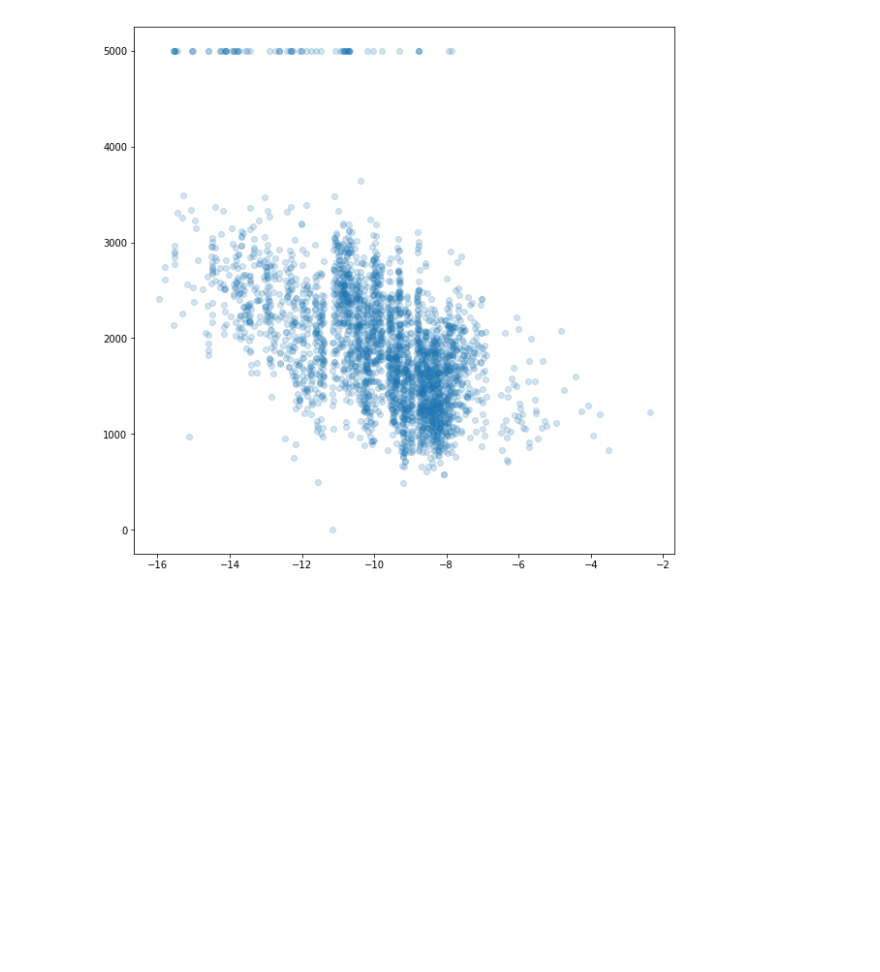
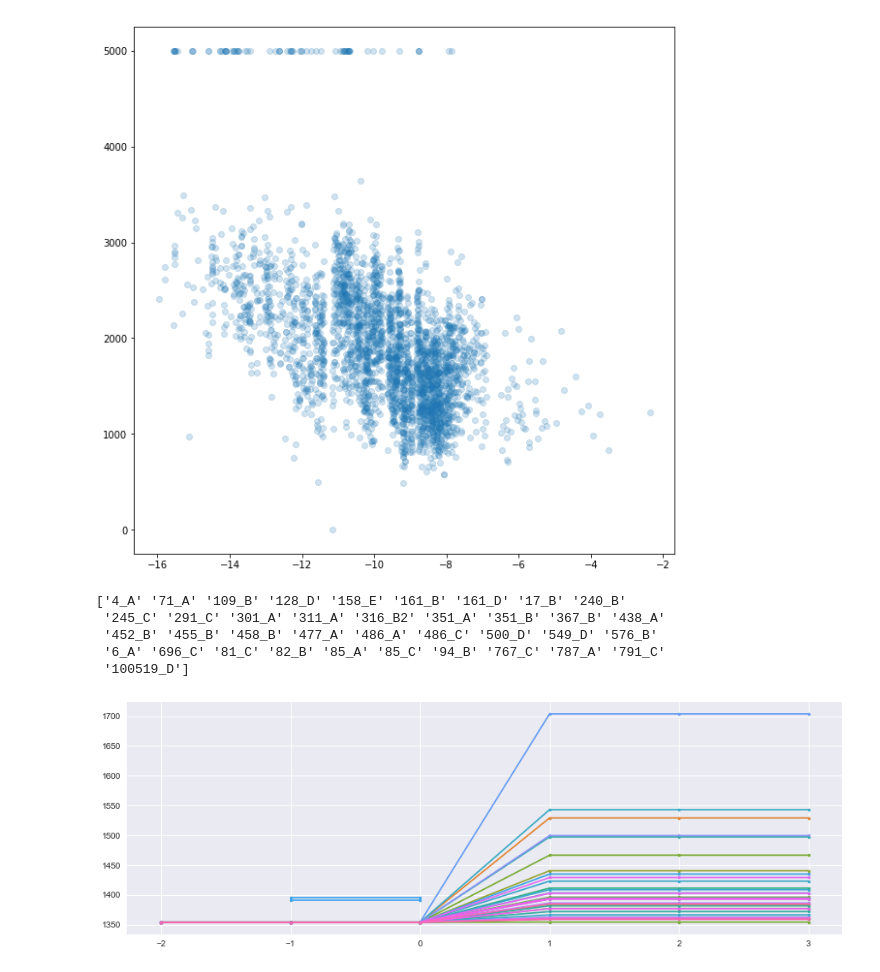
Before and after one commit to yjiao/codeforces_predict, a Jupyter notebook: RF on questions.ipynb, the cells around one changed output. Cells and saved outputs as stored; diff of their text form; code cells hidden in the pictures; blank space fills up the shorter version.

```diff
--- a/RF on questions.ipynb
+++ b/RF on questions.ipynb
@@ -183,3 +187,46 @@ plt.scatter(np.log(impsorted[impsorted > thresh]), imprates[impsorted > thresh],
 # %% [output]
 <matplotlib.collections.PathCollection at 0x...>
 [figure]
+# %%
+import copy
+import seaborn as sns
+
+nvars = 600
+ixval = np.argwhere(np.array(rows) == 'yj12')[0][0]
+oldrating = rf.predict(csr[ixval])[0]
+
+idx = []
+with sns.color_palette("husl", nvars):
+    for varidx in range(nvars):
+        eps = 1
+        x = []
+        y = []
+        flag = False
+        for i in range(3, -3, -1):
+            testin = np.array(csr[ixval].toarray())
+            testin = testin.reshape(1, -1)
+            testin[0][varidx] += eps * i
+
+            predicted_newrating = rf.predict(testin)
+
+            if predicted_newrating > oldrating or flag:
+                flag = True
+                x.append(testin[0][varidx])
+                y.append(predicted_newrating)
+
+        if flag:
+            idx.append(varidx)
+
+        plt.rcParams['figure.figsize'] = (15, 5)
+        plt.plot(x, y)
+        plt.scatter(x, y, s=10)
+    #    plt.title(df_train_ok.columns[varidx], fontsize=16)
+
+print np.array(columns)[idx]
+# %% [output]
+['4_A' '71_A' '109_B' '128_D' '158_E' '161_B' '161_D' '17_B' '240_B'
+ '245_C' '291_C' '301_A' '311_A' '316_B2' '351_A' '351_B' '367_B' '438_A'
+ '452_B' '455_B' '458_B' '477_A' '486_A' '486_C' '500_D' '549_D' '576_B'
+ '6_A' '696_C' '81_C' '82_B' '85_A' '85_C' '94_B' '767_C' '787_A' '791_C'
+ '100519_D']
+[figure, added]
```
Also changed, not shown: parts of 2 cells of this notebook, 1 other file.
